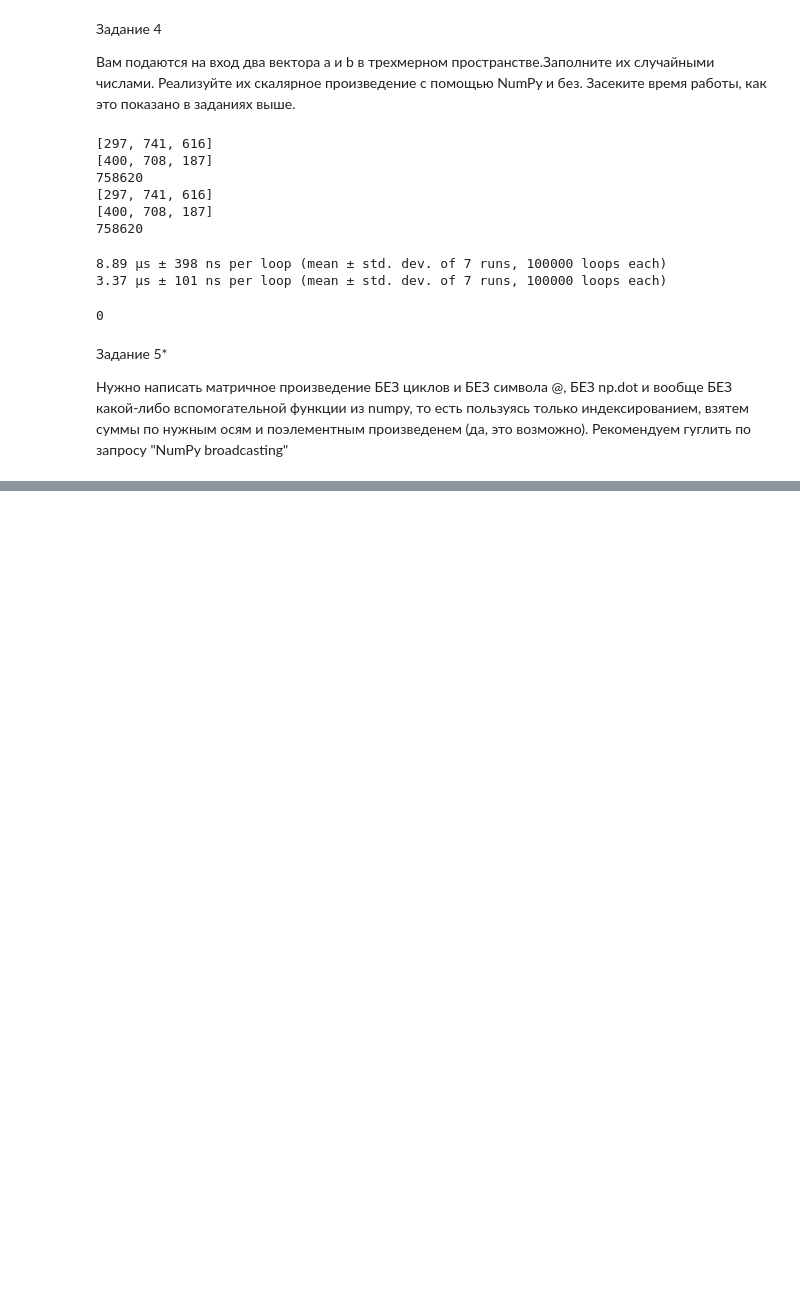
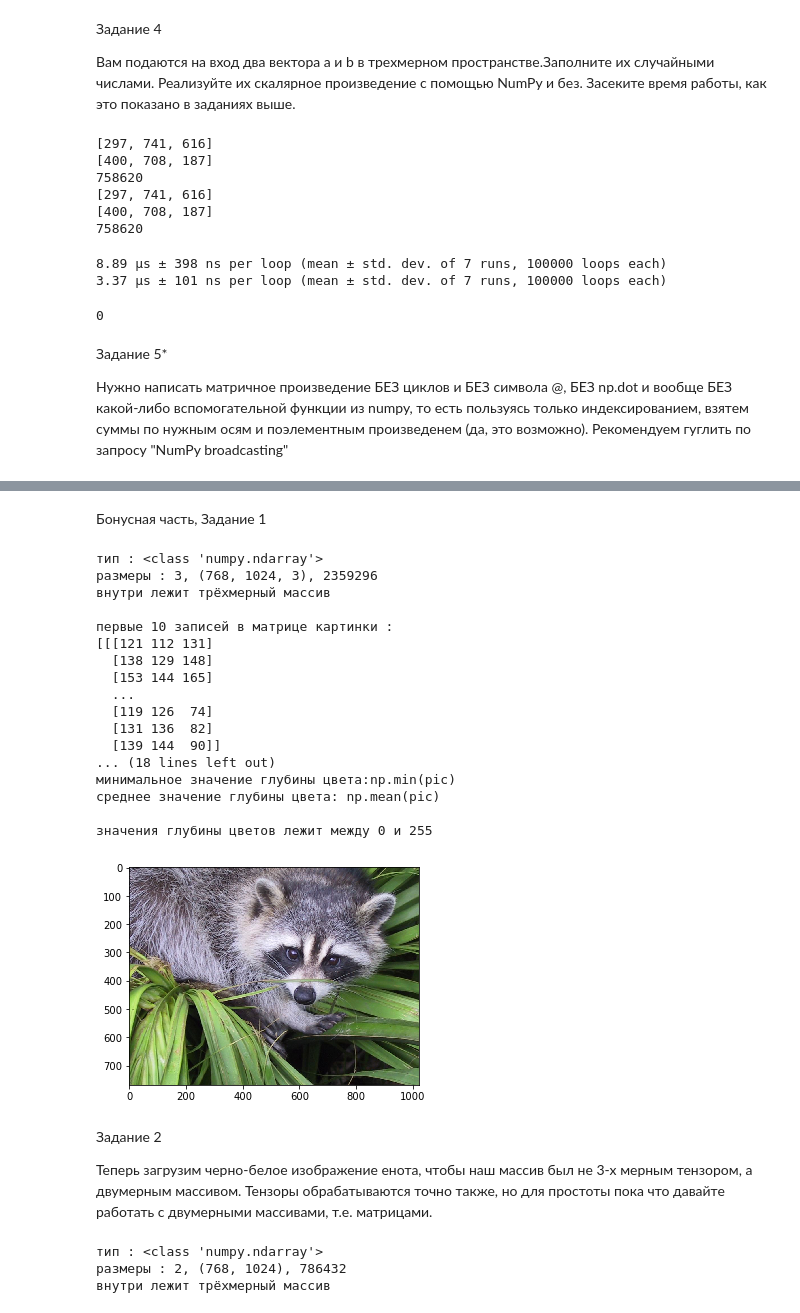
Before and after one commit to loyalbuddha/For_DLS, a Jupyter notebook: HW2.ipynb, the cells around one changed output, grey strips where cells are left out. Cells and saved outputs as stored; diff of their text form; code cells hidden in the pictures; blank space fills up the shorter version.

```diff
--- a/HW2.ipynb
+++ b/HW2.ipynb
@@ -254,0 +285,66 @@ a_matrix[0][0]*b_matrix[0][0] + a_matrix[0][1]*b_matrix[1][0] + a_matrix[0][2]*b
+# %% [markdown]
+Бонусная часть, Задание 1
+# %%
+# Image = 2-D численный массив (или 3-D: CT, MRI, 2D + time; 4-D, …)
+# В текущем задании, image == Numpy array (np.array)
+pic = misc.face()  # встроенная в библиотеку функция, которая загружает картинку с енотом
+
+# Выведите тип и размеры для переменной pic. Что лежит внутри?
+print(f'тип : {type(pic)}\nразмеры : {pic.ndim}, {pic.shape}, {pic.size}\nвнутри лежит трёхмерный массив\n')
+#plt.imshow(pic)
+
+#plt.imshow(pic)
+
+#Убедитесь, что внутри массива pic действительно лежат числа.
+#Выведите первые 10 записей.
+print(f'первые 10 записей в матрице картинки :\n{pic[0:3:1]}\n')
+#Массив состоит из троек чисел, которые характеризуют глубину цвета для каждого пикселя.
+#Из пикселей складывается картинка.
+
+#Выведите значение максимального элемента в матрице.
+print(f'максимальное значение глубины цвета: {np.max(pic)}')
+#Выведите значение минимального.
+print(f'минимальное значение глубины цвета:np.min(pic)')
+#Выведите среднее по всем элементам матрице.
+print(f'среднее значение глубины цвета: np.mean(pic)')
+#В каких пределах лежат значения глубины цветов?
+print(f'\nзначения глубины цветов лежит между {np.min(pic)} и {np.max(pic)}')
+# %% [output]
+тип : <class 'numpy.ndarray'>
+размеры : 3, (768, 1024, 3), 2359296
+внутри лежит трёхмерный массив
+
+первые 10 записей в матрице картинки :
+[[[121 112 131]
+  [138 129 148]
+  [153 144 165]
+  ...
+  [119 126  74]
+  [131 136  82]
+  [139 144  90]]
+... (18 lines left out)
+минимальное значение глубины цвета:np.min(pic)
+среднее значение глубины цвета: np.mean(pic)
+
+значения глубины цветов лежит между 0 и 255
+[figure, added]
+# %% [markdown]
+Задание 2
+
+Теперь загрузим черно-белое изображение енота, чтобы наш массив был не 3-х мерным тензором, а двумерным массивом. Тензоры обрабатываются точно также, но для простоты пока что давайте работать с двумерными массивами, т.е. матрицами.
+# %%
+pic = misc.face(gray=True)
+#plt.imshow(pic)
+print(f'тип : {type(pic)}\nразмеры : {pic.ndim}, {pic.shape}, {pic.size}\nвнутри лежит трёхмерный массив\n')
+h, w = pic.shape
+#Используя библиотеку numpy, отразите изображение по горизонтали. Выведите картинку.
+#Подсказка: не забывайте, что изображения -- это просто двумерные массивы
+pic_second = np.fliplr(pic)
+#plt.imshow(pic_second)
+# Теперь давайте повысим контрастность -- для этого к каждому пикселю прибавим 50 единиц
+pic_second += 50
+#plt.imshow(pic_second)
+# %% [output]
+тип : <class 'numpy.ndarray'>
+размеры : 2, (768, 1024), 786432
+внутри лежит трёхмерный массив
```
Also changed, not shown: parts of 6 cells of this notebook.
